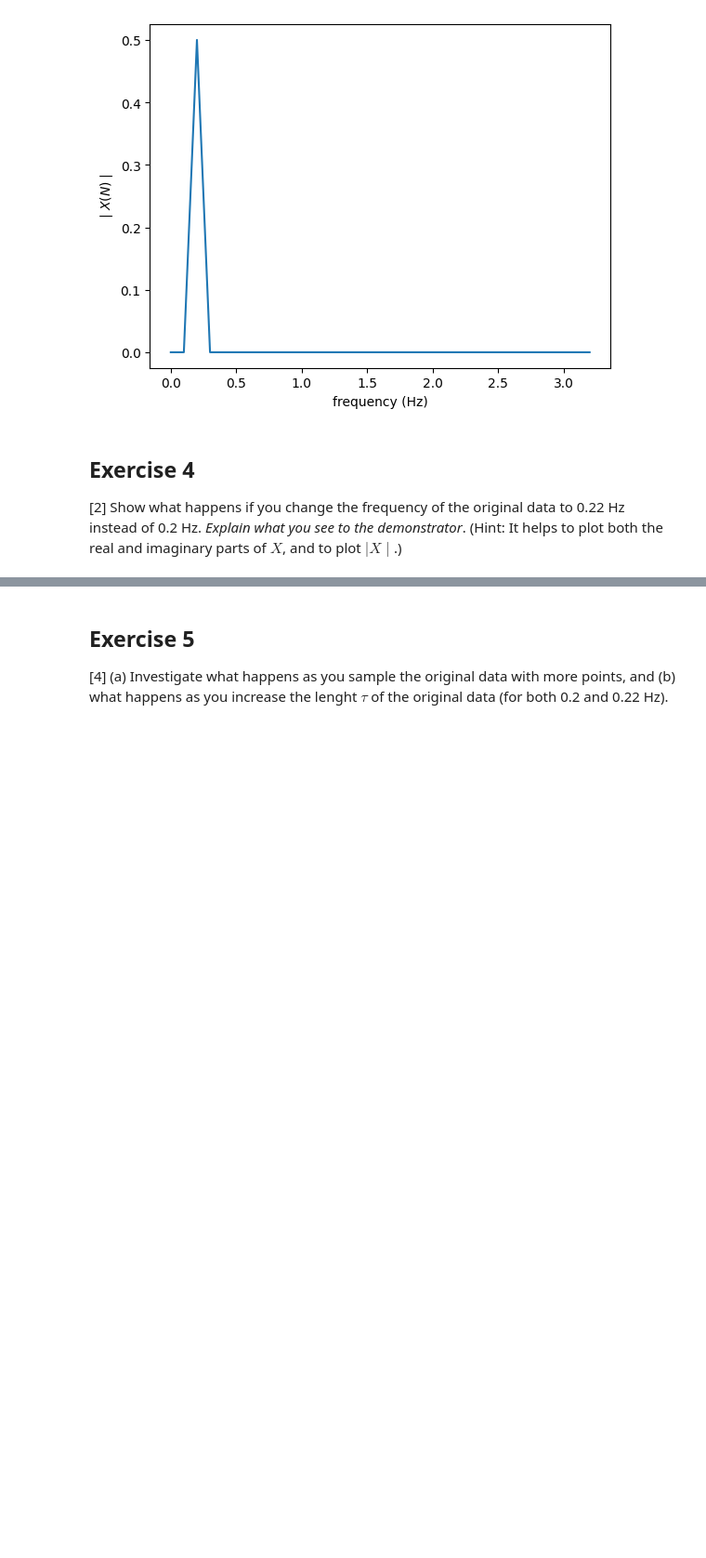
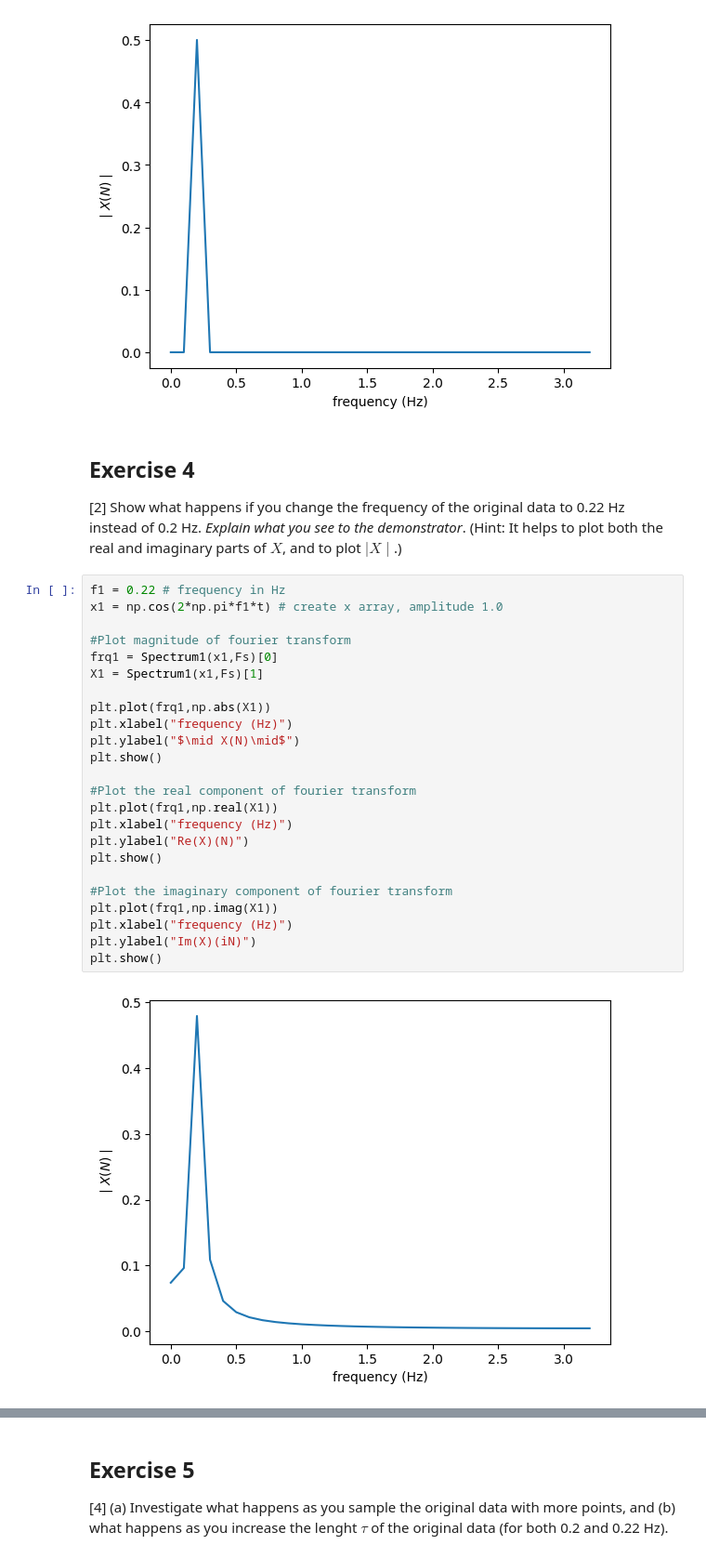
Before and after one commit to PX2145-2025/week-10-b-Morley-James, a Jupyter notebook: FFT.ipynb, the cells around one changed output, grey strips where cells are left out. Shown: that part at 93% size. Drawn from its saved outputs; the diff is of its cells as text; blank space fills up the shorter version.

```diff
--- a/FFT.ipynb
+++ b/FFT.ipynb
@@ -363,3 +363,29 @@ plt.show()
 ## Exercise 4
 [2] Show what happens if you change the frequency of the original data to 0.22 Hz instead of 0.2 Hz. _Explain what you see to the demonstrator_.
 (Hint: It helps to plot both the real and imaginary parts of $X$, and to plot $\mid X \mid$.)
+# %%
+f1 = 0.22 # frequency in Hz
+x1 = np.cos(2*np.pi*f1*t) # create x array, amplitude 1.0
+
+#Plot magnitude of fourier transform
+frq1 = Spectrum1(x1,Fs)[0]
+X1 = Spectrum1(x1,Fs)[1]
+
+plt.plot(frq1,np.abs(X1))
+plt.xlabel("frequency (Hz)")
+plt.ylabel("$\mid X(N)\mid$")
+plt.show()
+
+#Plot the real component of fourier transform
+plt.plot(frq1,np.real(X1))
+plt.xlabel("frequency (Hz)")
+plt.ylabel("Re(X)(N)")
+plt.show()
+
+#Plot the imaginary component of fourier transform
+plt.plot(frq1,np.imag(X1))
+plt.xlabel("frequency (Hz)")
+plt.ylabel("Im(X)(iN)")
+plt.show()
+# %% [output]
+[figure, added]
```
Also changed, not shown: parts of 11 cells of this notebook.
